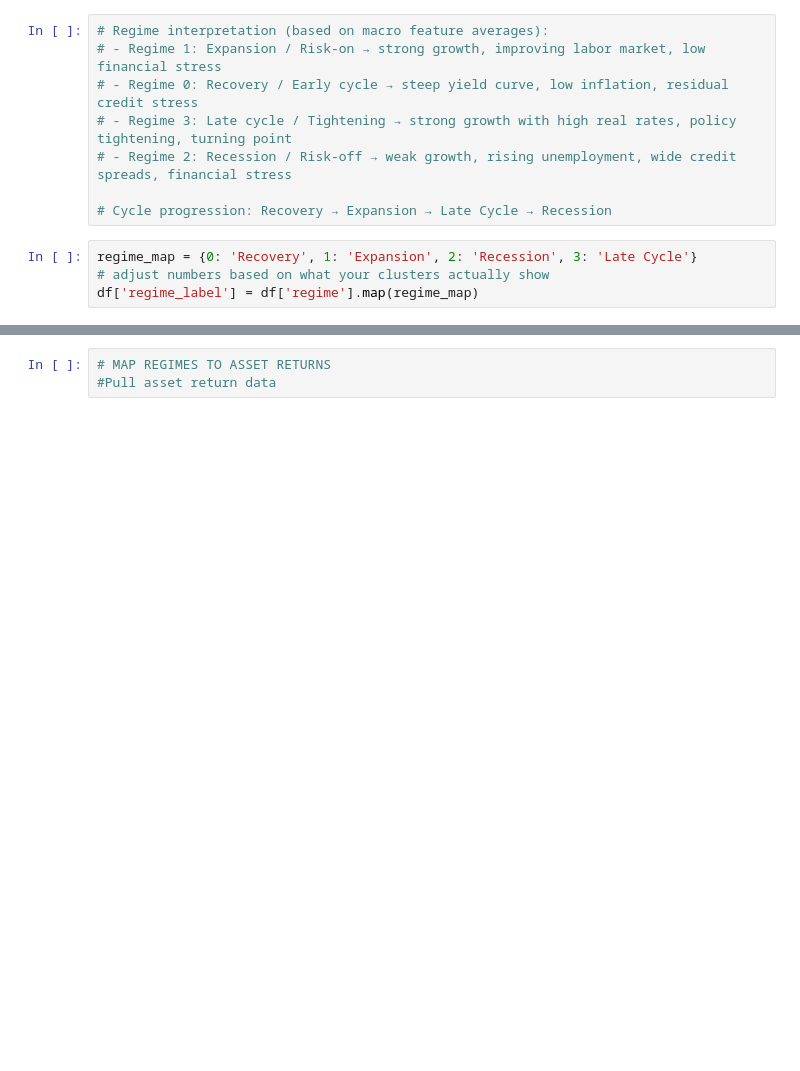
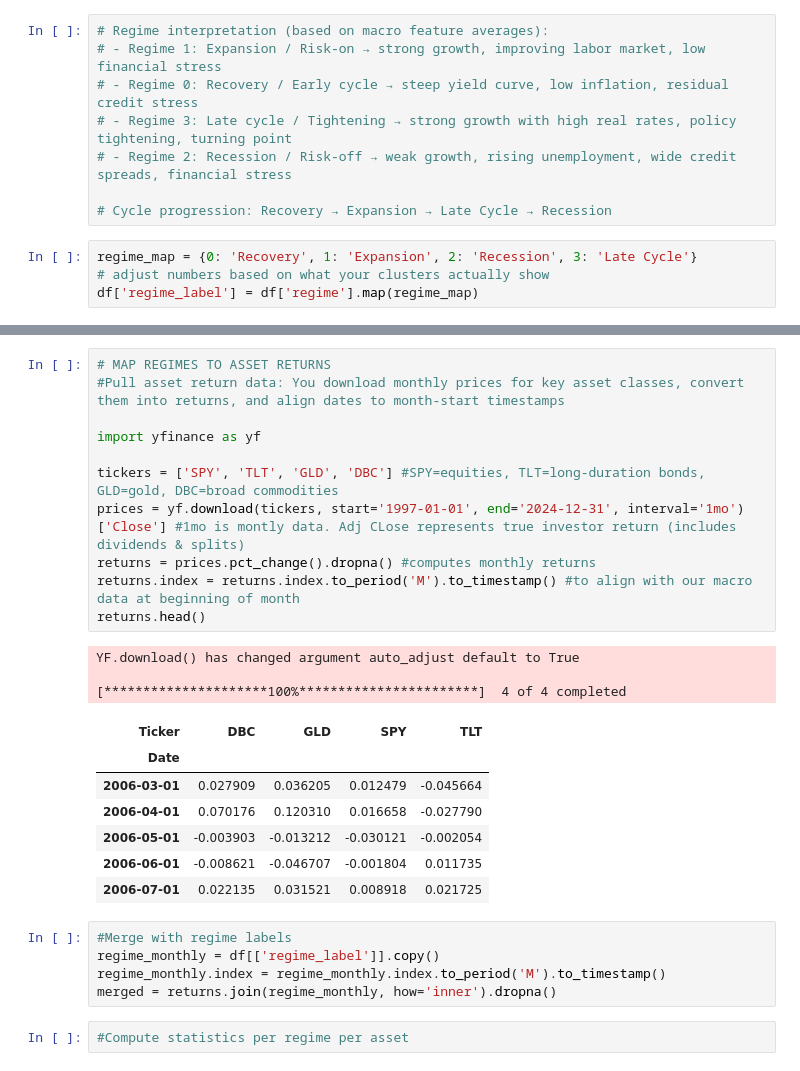
Before and after one commit to dhfricard-coder/1_macro-regime-classifier, a Jupyter notebook: 01_setup_and_fred_test.ipynb, the cells around one changed output, grey strips where cells are left out. Cells and saved outputs as stored; diff of their text form; blank space fills up the shorter version.

```diff
--- a/01_setup_and_fred_test.ipynb
+++ b/01_setup_and_fred_test.ipynb
@@ -200,6 +200,32 @@ fig = px.scatter(df.reset_index(), x='index', y='cpi_yoy',
 fig.show()
 # %% [output]
 [interactive output not drawn]
-# %%
-# MAP REGIMES TO ASSET RETURNS
-#Pull asset return data
+# %%
+# MAP REGIMES TO ASSET RETURNS
+#Pull asset return data: You download monthly prices for key asset classes, convert them into returns, and align dates to month-start timestamps
+
+import yfinance as yf
+
+tickers = ['SPY', 'TLT', 'GLD', 'DBC'] #SPY=equities, TLT=long-duration bonds, GLD=gold, DBC=broad commodities
+prices = yf.download(tickers, start='1997-01-01', end='2024-12-31', interval='1mo')['Close'] #1mo is montly data. Adj CLose represents true investor return (includes dividends & splits)
+returns = prices.pct_change().dropna() #computes monthly returns
+returns.index = returns.index.to_period('M').to_timestamp() #to align with our macro data at beginning of month
+returns.head()
+# %% [output]
+YF.download() has changed argument auto_adjust default to True
+
+[*********************100%***********************]  4 of 4 completed
+| Ticker | DBC | GLD | SPY | TLT |
+| Date |  |  |  |  |
+| 2006-03-01 | 0.027909 | 0.036205 | 0.012479 | -0.045664 |
+| 2006-04-01 | 0.070176 | 0.120310 | 0.016658 | -0.027790 |
+| 2006-05-01 | -0.003903 | -0.013212 | -0.030121 | -0.002054 |
+| 2006-06-01 | -0.008621 | -0.046707 | -0.001804 | 0.011735 |
+| 2006-07-01 | 0.022135 | 0.031521 | 0.008918 | 0.021725 |
+# %%
+#Merge with regime labels
+regime_monthly = df[['regime_label']].copy()
+regime_monthly.index = regime_monthly.index.to_period('M').to_timestamp()
+merged = returns.join(regime_monthly, how='inner').dropna()
+# %%
+#Compute statistics per regime per asset
```
